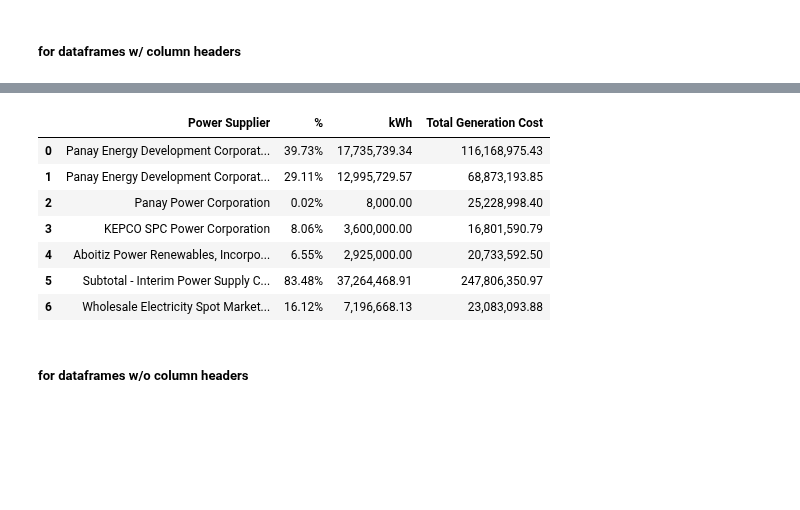
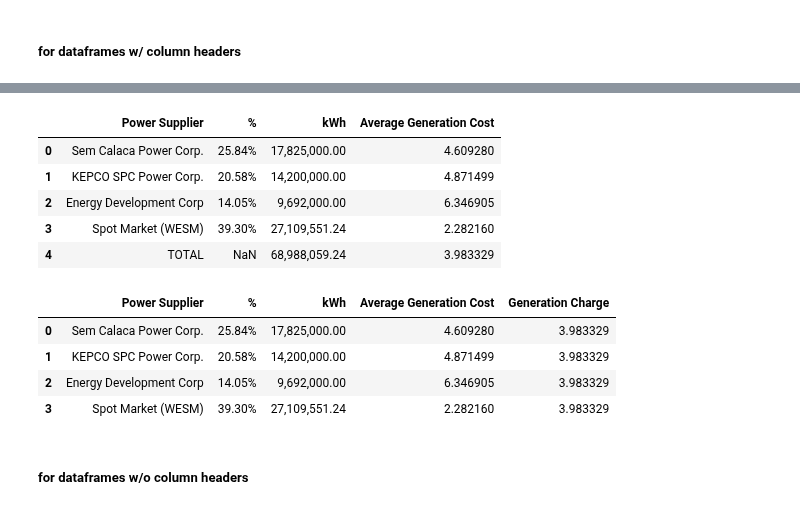
Before and after one commit to andreasenson/Scrape-DU-Generation-Charge, a Jupyter notebook: MEPC/scrape_MEPC.ipynb, the cells around one changed output, grey strips where cells are left out. Saved outputs shown, nothing was run; the diff lists cells and outputs as text; code cells hidden in the pictures; blank space fills up the shorter version.

```diff
--- a/MEPC/scrape_MEPC.ipynb
+++ b/MEPC/scrape_MEPC.ipynb
@@ -432,23 +320,6 @@ supplier_absent_keys.keys()
 # %% [output]
 dict_keys(['GenCharge_Mar2020.pdf', 'GenCharge_Jul2020.pdf', 'GenCharge_May2020.pdf', 'GenCharge_Aug2020.pdf', 'GenCharge_Oct2020.pdf', 'GenCharge_Sep2020.pdf', 'GenCharge_Apr2020.pdf', 'GenCharge_Dec ...
 # %%
-# Function to extract and format the date from the filename
-def extract_date_from_filename(filename):
-    # Use regular expressions to match different date formats
-    match = re.search(r'(\d{2,4})(?:-|_|-Web-Upload)?(?:_(\d{2,4}))?', filename)
-    if match:
-        # Handle different formats
-        if len(match.group(1)) == 4:  # e.g., 2024
-            year = match.group(1)
-            month = match.group(2) if match.group(2) else '01'
-        elif len(match.group(1)) == 2:  # e.g., 06
-            year = '20' + match.group(2)  # Assuming year is in the 2000s
-            month = match.group(1)
-        else:
-            return None
-        return f"{month}-{year[-2:]}"
-    return None
-
 # Iterate over each item in the dictionary
 for key, df in supplier_absent_keys.items():
     # Define the keywords to search for
@@ -525,7 +396,7 @@ for key, df in supplier_absent_keys.items():
     sliced_rows["Generation Charge"] = total_row_value
 
     # Add the date column
-    date_str = extract_date_from_filename(key)
+    date_str = extract_date_key(key)
     sliced_rows['Date'] = date_str
 
     # Append to big_df
@@ -550,4 +432,4 @@ ValueError: Length mismatch: Expected axis has 2 elements, new values have 4 ele
 # %%
-df = supplier_present_keys["GenCharge_202101.pdf"]
+df = supplier_present_keys["Generation-Charge_June-2024_Web-Upload_revised0618.pdf"]
 df
 # %% [output]
@@ -576,5 +458,6 @@ filtered_columns = [col for col in df.columns if any(keyword in col for keyword
 # Create the new DataFrame with the filtered columns
 sliced_columns = df[filtered_columns]
 
+sliced_columns.columns = ["Power Supplier", "%", "kWh", "Total Generation Cost"]
 sliced_columns
 # %% [output]
@@ -601,7 +484,7 @@ first_non_null_idx = sliced_columns[sliced_columns.iloc[:, 1].notna()].index[0]
 wesm_row_idx = sliced_columns[sliced_columns.iloc[:, 0].str.contains("WESM", na=False, case=False)].index
 
 # Step 3: Find the row index where the value in the first column is "TOTAL"
-total_row_idx = sliced_columns[sliced_columns.iloc[:, 0].str.contains("TOTAL", na=False, case=False)].index
+total_row_idx = sliced_columns[sliced_columns.iloc[:, 0].str.strip().eq("TOTAL")].index
 
 # Step 4: Slice the DataFrame to include the first non-null row, up to "WESM", and include "TOTAL"
 if not wesm_row_idx.empty and not total_row_idx.empty:
@@ -661,40 +540,58 @@ sliced_rows
 # %%
 # Find the row where the value in the first column is "TOTAL"
-total_row = sliced_rows[sliced_rows.iloc[:, 0].str.contains("TOTAL", na=False)]
+total_row = sliced_columns[sliced_columns.iloc[:, 0].str.contains("TOTAL", na=False)]
 
 # Extract the values for "Total Generation Cost" and "kWh"
 if not total_row.empty:
     total_generation_cost_str = total_row['Total Generation Cost'].values[0]
     kwh_purchased_str = total_row['kWh'].values[0]
 
     # Convert the string values to float by removing commas
     total_generation_cost = float(total_generation_cost_str.replace(',', ''))
     kwh_purchased = float(kwh_purchased_str.replace(',', ''))
 
     # Calculate the Average Generation Cost for each row
     def calculate_average_generation_cost(row):
         try:
             total_cost = float(row['Total Generation Cost'].replace(',', ''))
             kwh = float(row['kWh'].replace(',', ''))
             return total_cost / kwh
         except (ValueError, TypeError):
             return np.nan
 
     sliced_rows['Average Generation Cost'] = sliced_rows.apply(calculate_average_generation_cost, axis=1)
 
     # Drop the "Total Generation Cost" column
     sliced_rows = sliced_rows.drop(columns=['Total Generation Cost'])
 
 sliced_rows
 # %% [output]
-|  | Power Supplier | % | kWh | Total Generation Cost |
-| 0 | Panay Energy Development Corporat... | 39.73% | 17,735,739.34 | 116,168,975.43 |
-| 1 | Panay Energy Development Corporat... | 29.11% | 12,995,729.57 | 68,873,193.85 |
-| 2 | Panay Power Corporation | 0.02% | 8,000.00 | 25,228,998.40 |
-| 3 | KEPCO SPC Power Corporation | 8.06% | 3,600,000.00 | 16,801,590.79 |
-| 4 | Aboitiz Power Renewables, Incorpo... | 6.55% | 2,925,000.00 | 20,733,592.50 |
-| 5 | Subtotal - Interim Power Supply C... | 83.48% | 37,264,468.91 | 247,806,350.97 |
-| 6 | Wholesale Electricity Spot Market... | 16.12% | 7,196,668.13 | 23,083,093.88 |
+|  | Power Supplier | % | kWh | Average Generation Cost |
+| 0 | Sem Calaca Power Corp. | 25.84% | 17,825,000.00 | 4.609280 |
+| 1 | KEPCO SPC Power Corp. | 20.58% | 14,200,000.00 | 4.871499 |
+| 2 | Energy Development Corp | 14.05% | 9,692,000.00 | 6.346905 |
+| 3 | Spot Market (WESM) | 39.30% | 27,109,551.24 | 2.282160 |
+| 4 | TOTAL | NaN | 68,988,059.24 | 3.983329 |
+# %%
+# Step 1: Find the row index where the value in the first column is exactly "TOTAL"
+total_row_idx = sliced_rows[sliced_rows.iloc[:, 0] == "TOTAL"].index[0]
+
+# Step 2: Extract the value from the "Average Generation Cost" column in the "TOTAL" row
+generation_charge_value = sliced_rows.at[total_row_idx, "Average Generation Cost"]
+
+# Step 3: Add a new column "Generation Charge" with this value repeated for all rows
+sliced_rows["Generation Charge"] = generation_charge_value
+
+# Step 4: Remove the "TOTAL" row
+sliced_rows = sliced_rows.drop(total_row_idx)
+
+sliced_rows
+# %% [output]
+|  | Power Supplier | % | kWh | Average Generation Cost | Generation Charge |
+| 0 | Sem Calaca Power Corp. | 25.84% | 17,825,000.00 | 4.609280 | 3.983329 |
+| 1 | KEPCO SPC Power Corp. | 20.58% | 14,200,000.00 | 4.871499 | 3.983329 |
+| 2 | Energy Development Corp | 14.05% | 9,692,000.00 | 6.346905 | 3.983329 |
+| 3 | Spot Market (WESM) | 39.30% | 27,109,551.24 | 2.282160 | 3.983329 |
 # %% [markdown]
 ##### for dataframes w/o column headers
 # %%
```
Also changed, not shown: parts of 14 cells of this notebook, 1 other file.
